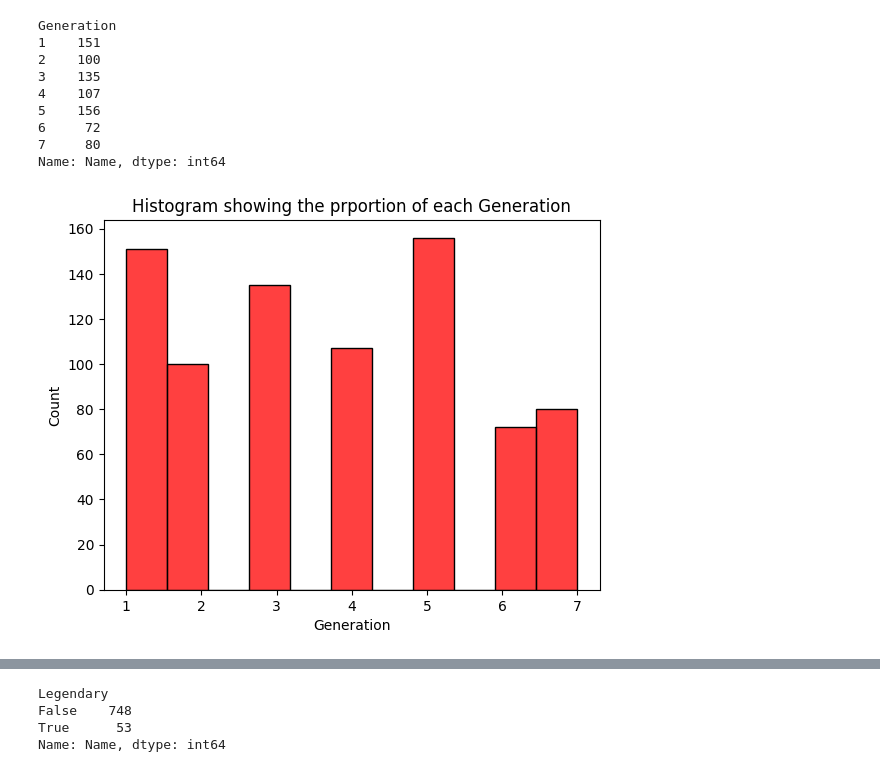
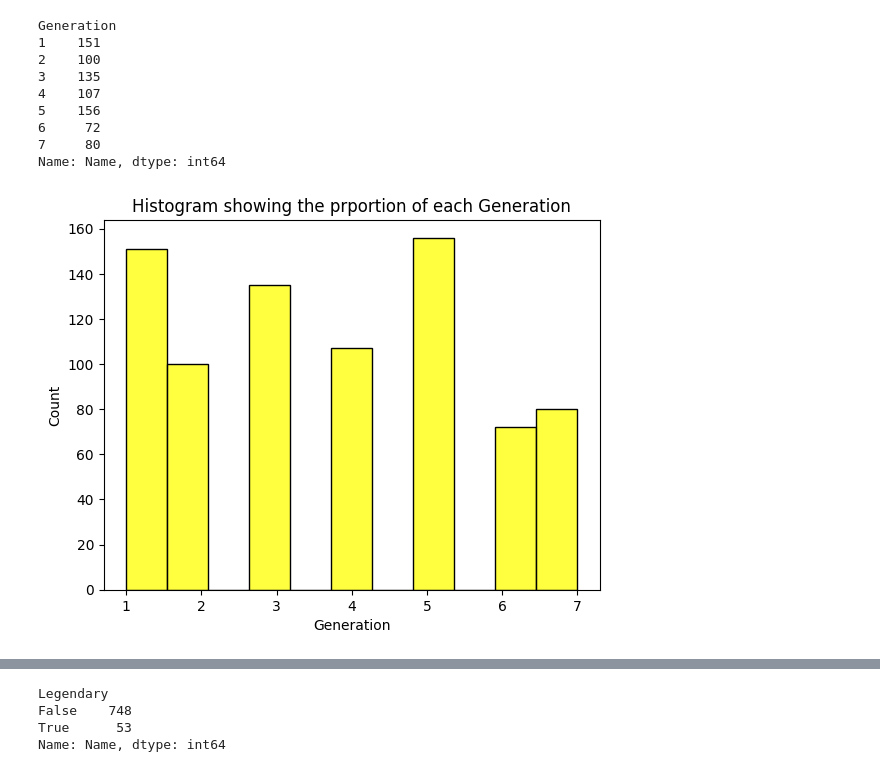
Before and after one commit to Soloskey1/data-projects, a Jupyter notebook: pokemon_EDA.ipynb, the cells around one changed output, grey strips where cells are left out. Saved outputs shown, nothing was run; the diff lists cells and outputs as text; code cells hidden in the pictures.

```diff
--- a/pokemon_EDA.ipynb
+++ b/pokemon_EDA.ipynb
@@ -11,5 +12,5 @@ from sklearn.model_selection import train_test_split
 # %%
-df = pd.read_csv('C:/Users/DAVID/Desktop/ML DATASETS/pokemon.csv')
+df = pd.read_csv('\data_sets\pokemon.csv')
 df.head()
 # %% [output]
 |  | Name | percentage_male | Attack | Defense | Speed | Type1 | Type2 | Weight | Generation | Legendary |
@@ -240,8 +241,8 @@ Generation
 7     80
 Name: Name, dtype: int64
 # %%
-sns.histplot(df['Generation'], color='red')
+sns.histplot(df['Generation'], color='yellow')
 plt.title('Histogram showing the prportion of each Generation')
 plt.show()
 # %% [output]
-[figure, old version]
+[figure, new version]
```
Also changed, not shown: parts of 7 cells of this notebook, 3 other files.
